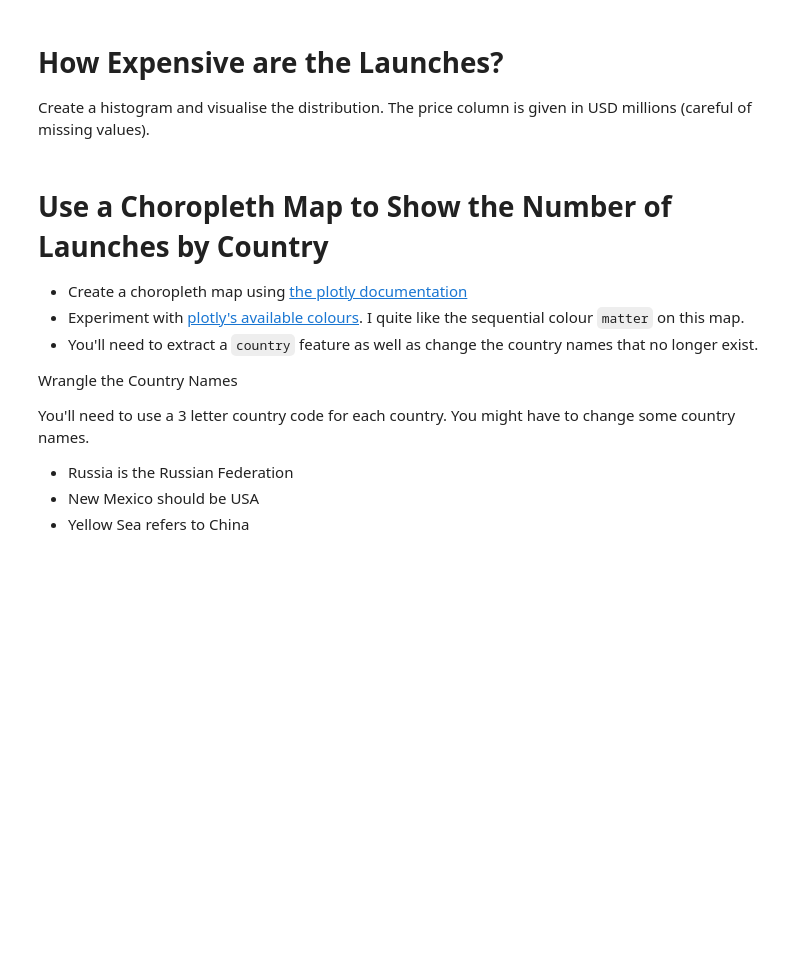
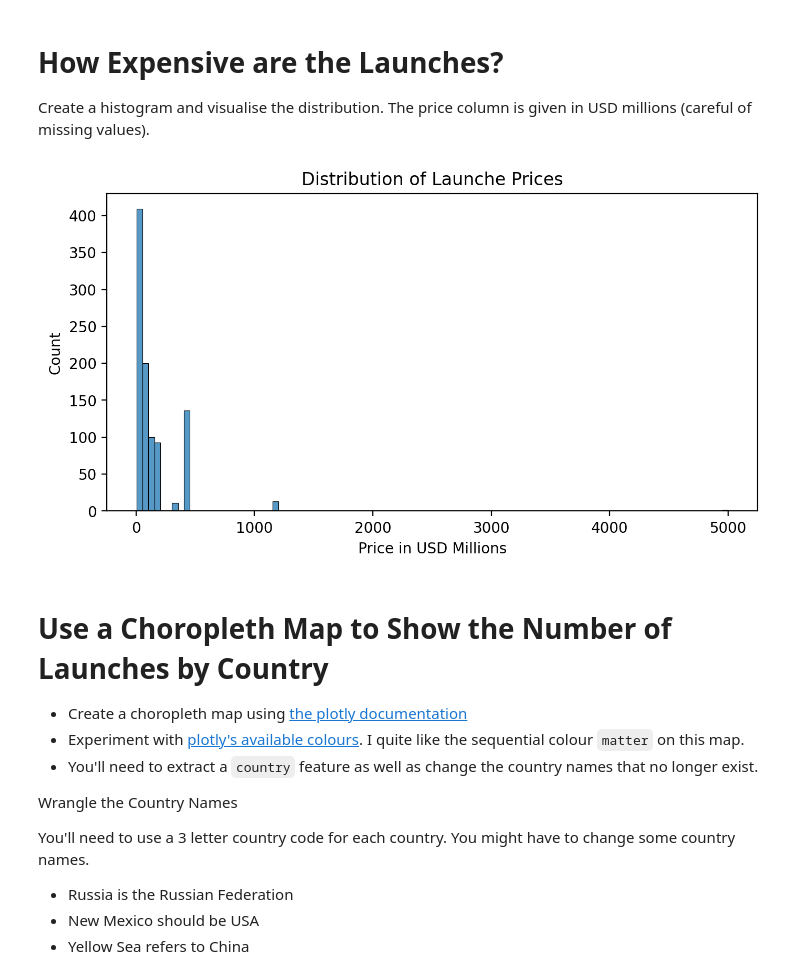
Before and after one commit to cedoula/100-days-of-code-python, a Jupyter notebook: Projects/Day_57/Space_Missions/Space_Missions_Analysis.ipynb, the cells around one changed output. Cells and saved outputs as stored; diff of their text form; code cells hidden in the pictures; blank space fills up the shorter version.

```diff
--- a/Projects/Day_57/Space_Missions/Space_Missions_Analysis.ipynb
+++ b/Projects/Day_57/Space_Missions/Space_Missions_Analysis.ipynb
@@ -195,6 +178,19 @@ bar.show()
 # How Expensive are the Launches?
 
 Create a histogram and visualise the distribution. The price column is given in USD millions (careful of missing values).
+# %%
+df_data.Price = df_data['Price'].str.replace(',','')
+df_data.Price = pd.to_numeric(df_data.Price)
+# %%
+plt.figure(figsize=(8, 4), dpi=200)
+sns.histplot(data=df_data,
+             x='Price',
+             bins=100)
+plt.xlabel('Price in USD Millions')
+plt.title('Distribution of Launche Prices')
+plt.show()
+# %% [output]
+[figure, added]
 # %% [markdown]
 # Use a Choropleth Map to Show the Number of Launches by Country
 
```
Also changed, not shown: parts of 17 cells of this notebook.
